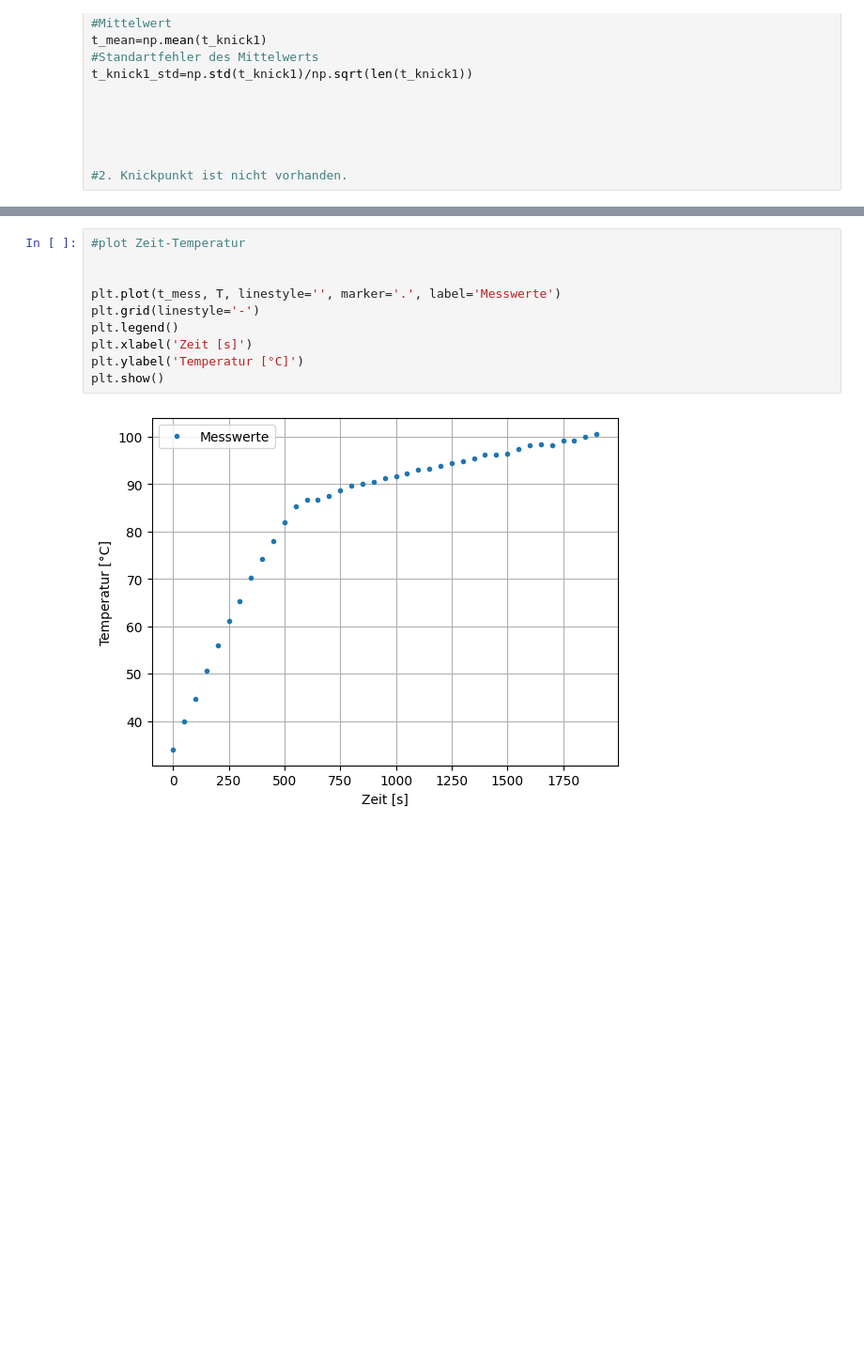
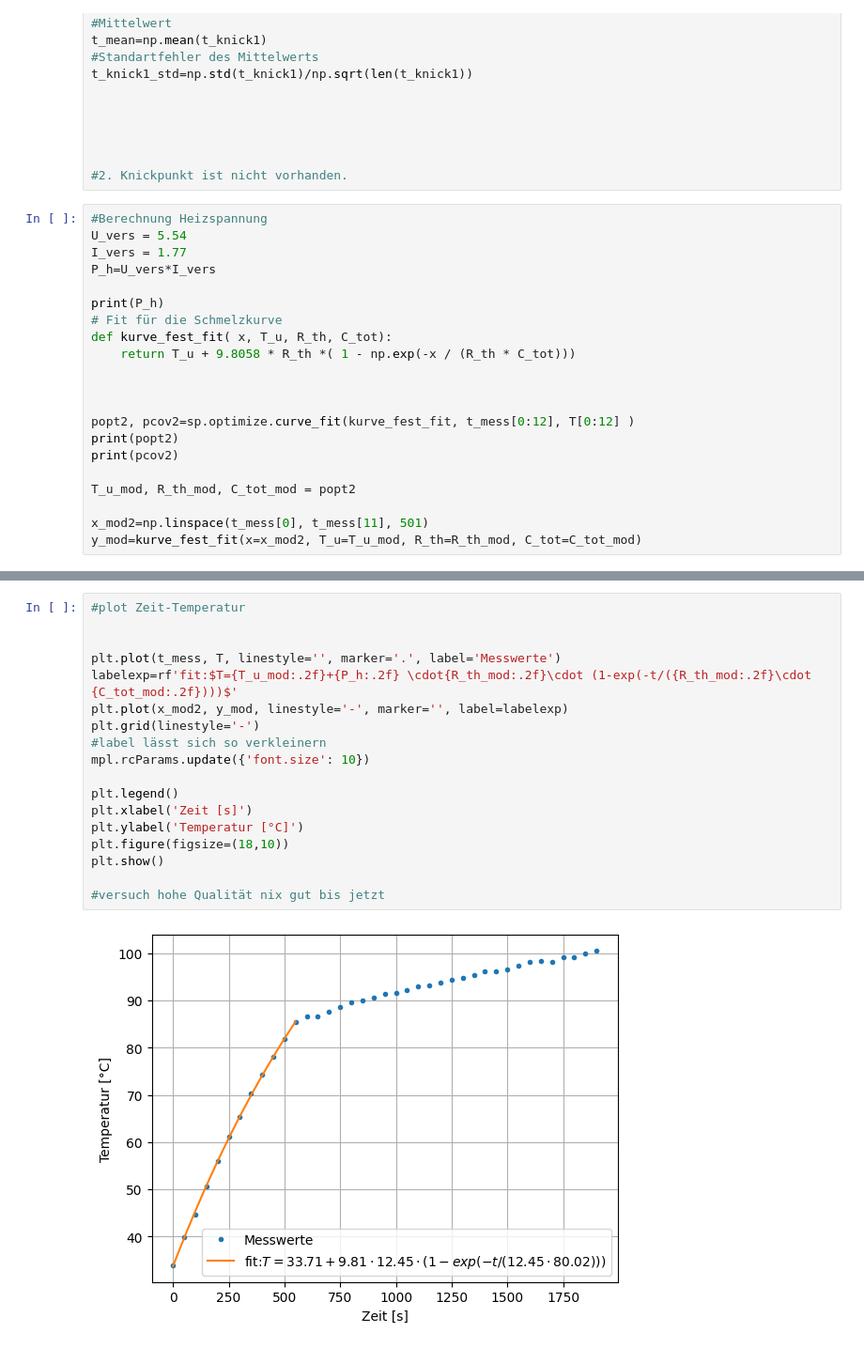
Before and after one commit to OhNoNotAnotherNerd/Ausarbeitung-Physik, a Jupyter notebook: SWE/SWE.ipynb, the cells around one changed output, grey strips where cells are left out. Shown at 94% size. Drawn from its saved outputs; the diff is of its cells as text; blank space fills up the shorter version.

Commit message:
Schmelzkurve mit fit

```diff
--- a/SWE/SWE.ipynb
+++ b/SWE/SWE.ipynb
@@ -81,3 +82,24 @@ t_knick1_std=np.std(t_knick1)/np.sqrt(len(t_knick1))
 
 
 #2. Knickpunkt ist nicht vorhanden.
+# %%
+#Berechnung Heizspannung
+U_vers = 5.54
+I_vers = 1.77
+P_h=U_vers*I_vers
+
+print(P_h)
+# Fit für die Schmelzkurve
+def kurve_fest_fit( x, T_u, R_th, C_tot):
+    return T_u + 9.8058 * R_th *( 1 - np.exp(-x / (R_th * C_tot)))
+
+
+
+popt2, pcov2=sp.optimize.curve_fit(kurve_fest_fit, t_mess[0:12], T[0:12] )
+print(popt2)
+print(pcov2)
+
+T_u_mod, R_th_mod, C_tot_mod = popt2
+
+x_mod2=np.linspace(t_mess[0], t_mess[11], 501)
+y_mod=kurve_fest_fit(x=x_mod2, T_u=T_u_mod, R_th=R_th_mod, C_tot=C_tot_mod)
@@ -84,12 +112,20 @@ t_knick1_std=np.std(t_knick1)/np.sqrt(len(t_knick1))
 # %%
 #plot Zeit-Temperatur
 
 
 plt.plot(t_mess, T, linestyle='', marker='.', label='Messwerte')
+labelexp=rf'fit:$T={T_u_mod:.2f}+{P_h:.2f} \cdot{R_th_mod:.2f}\cdot (1-exp(-t/({R_th_mod:.2f}\cdot {C_tot_mod:.2f})))$'
+plt.plot(x_mod2, y_mod, linestyle='-', marker='', label=labelexp)
 plt.grid(linestyle='-')
+#label lässt sich so verkleinern
+mpl.rcParams.update({'font.size': 10})
+
 plt.legend()
 plt.xlabel('Zeit [s]')
 plt.ylabel('Temperatur [°C]')
+plt.figure(figsize=(18,10))
 plt.show()
+
+#versuch hohe Qualität nix gut bis jetzt
 # %% [output]
-[figure, old version]
+[figure, new version]
```
Also changed, not shown: parts of 3 cells of this notebook, 1 other file.
